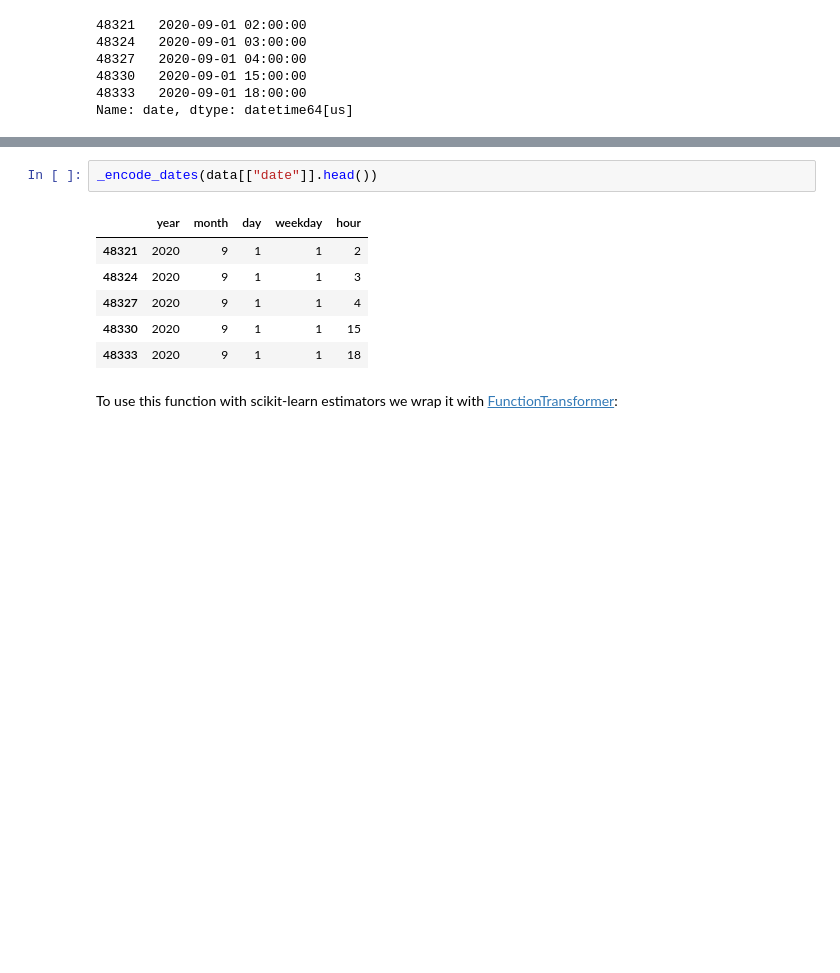
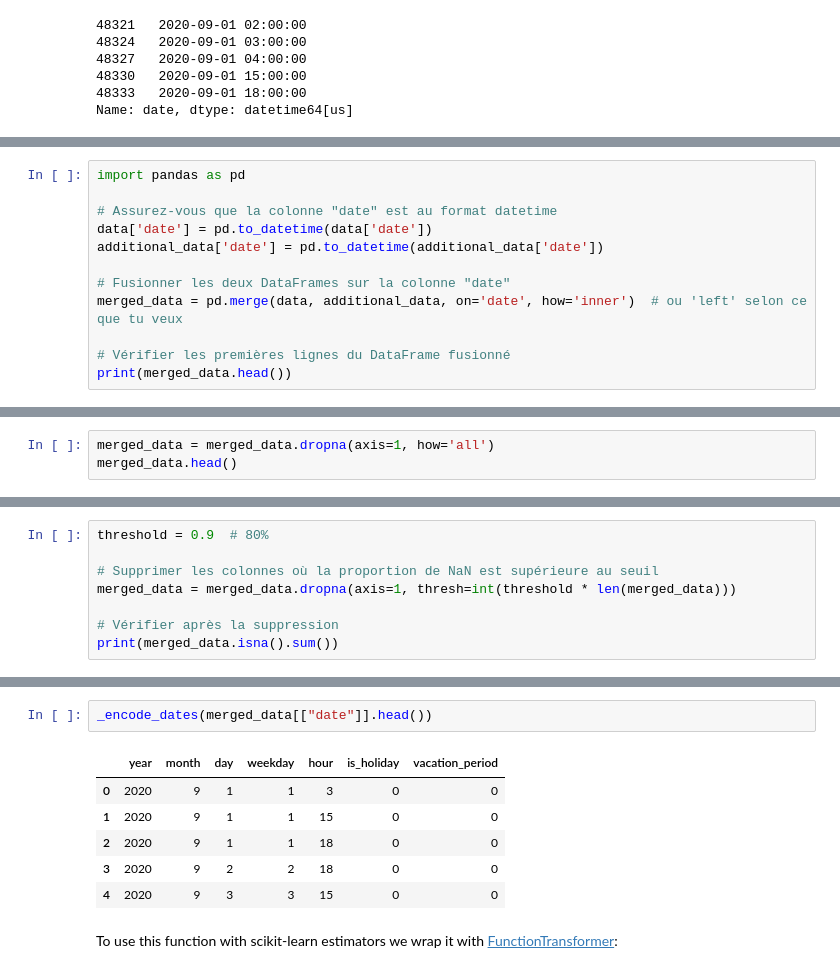
Before and after one commit to thom1100/bike_counters_, a Jupyter notebook: bike_counters_starting_kit.ipynb, the cells around one changed output, grey strips where cells are left out. Drawn from its saved outputs; the diff is of its cells as text; blank space fills up the shorter version.

```diff
--- a/bike_counters_starting_kit.ipynb
+++ b/bike_counters_starting_kit.ipynb
@@ -229,0 +252,12 @@ Name: date, dtype: datetime64[us]
+# %%
+import pandas as pd
+
+# Assurez-vous que la colonne "date" est au format datetime
+data['date'] = pd.to_datetime(data['date'])
+additional_data['date'] = pd.to_datetime(additional_data['date'])
+
+# Fusionner les deux DataFrames sur la colonne "date"
+merged_data = pd.merge(data, additional_data, on='date', how='inner')  # ou 'left' selon ce que tu veux
+
+# Vérifier les premières lignes du DataFrame fusionné
+print(merged_data.head())
@@ -229,0 +282,3 @@ Name: date, dtype: datetime64[us]
+# %%
+merged_data = merged_data.dropna(axis=1, how='all')
+merged_data.head()
@@ -229,0 +294,8 @@ Name: date, dtype: datetime64[us]
+# %%
+threshold = 0.9  # 80%
+
+# Supprimer les colonnes où la proportion de NaN est supérieure au seuil
+merged_data = merged_data.dropna(axis=1, thresh=int(threshold * len(merged_data)))
+
+# Vérifier après la suppression
+print(merged_data.isna().sum())
@@ -230,12 +318,12 @@ Name: date, dtype: datetime64[us]
 # %%
-_encode_dates(data[["date"]].head())
+_encode_dates(merged_data[["date"]].head())
 # %% [output]
-|  | year | month | day | weekday | hour |
-| 48321 | 2020 | 9 | 1 | 1 | 2 |
-| 48324 | 2020 | 9 | 1 | 1 | 3 |
-| 48327 | 2020 | 9 | 1 | 1 | 4 |
-| 48330 | 2020 | 9 | 1 | 1 | 15 |
-| 48333 | 2020 | 9 | 1 | 1 | 18 |
+|  | year | month | day | weekday | hour | is_holiday | vacation_period |
+| 0 | 2020 | 9 | 1 | 1 | 3 | 0 | 0 |
+| 1 | 2020 | 9 | 1 | 1 | 15 | 0 | 0 |
+| 2 | 2020 | 9 | 1 | 1 | 18 | 0 | 0 |
+| 3 | 2020 | 9 | 2 | 2 | 18 | 0 | 0 |
+| 4 | 2020 | 9 | 3 | 3 | 15 | 0 | 0 |
 # %% [markdown]
 To use this function with scikit-learn estimators we wrap it with [FunctionTransformer](https://scikit-learn.org/stable/modules/generated/sklearn.preprocessing.FunctionTransformer.html):
 # %%
```
Also changed, not shown: parts of 33 cells of this notebook.
